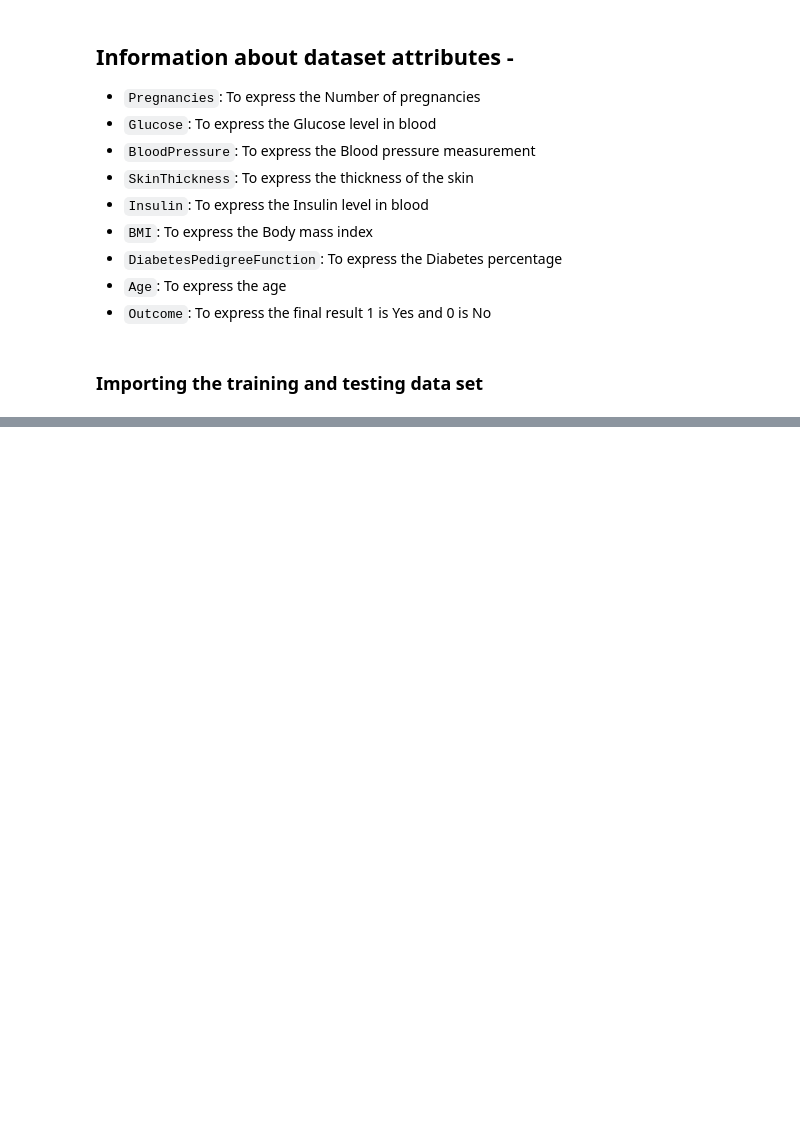
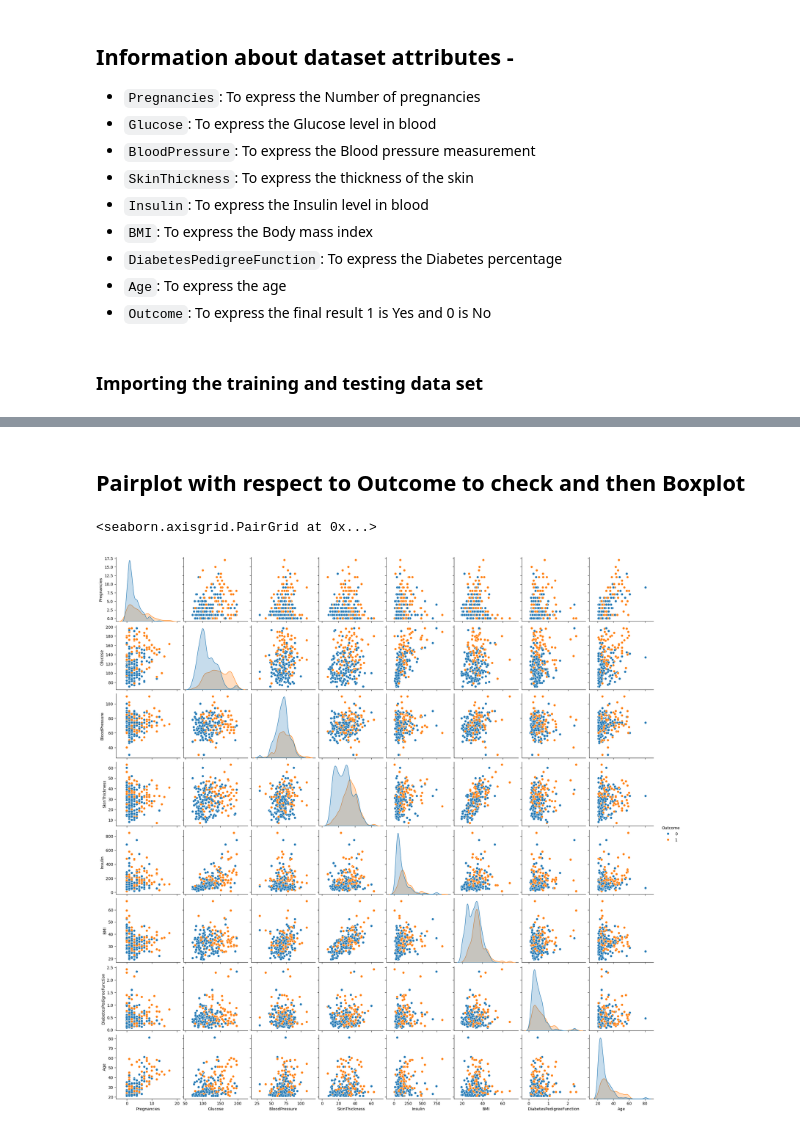
Before and after one commit to pro402/Diabetes_ML, a Jupyter notebook: Notebooks/Notebook1.ipynb, the cells around one changed output, grey strips where cells are left out. Saved outputs shown, nothing was run; the diff lists cells and outputs as text; code cells hidden in the pictures; blank space fills up the shorter version.

```diff
--- a/Notebooks/Notebook1.ipynb
+++ b/Notebooks/Notebook1.ipynb
@@ -34,0 +105,5 @@ FileNotFoundError: [Errno 2] No such file or directory: 'DataSets/Training.csv'
+# %%
+columns = ['Glucose', 'BloodPressure', 'SkinThickness', 'Insulin', 'BMI']
+
+for column in columns:
+    train = train[train[column] != 0]
@@ -34,0 +122,5 @@ FileNotFoundError: [Errno 2] No such file or directory: 'DataSets/Training.csv'
+# %%
+t = train.sample(n=1000,replace=True,random_state=1)
+train = pd.concat([train,t],ignore_index=True)
+train.reset_index(drop=True,inplace=True)
+train
@@ -34,0 +209,10 @@ FileNotFoundError: [Errno 2] No such file or directory: 'DataSets/Training.csv'
+# %% [markdown]
+## Pairplot with respect to Outcome to check and then Boxplot
+# %%
+import seaborn as sns
+
+# Assuming 'train' is your DataFrame
+sns.pairplot(train, hue='Outcome')
+# %% [output]
+<seaborn.axisgrid.PairGrid at 0x...>
+[figure, added]
```
Also changed, not shown: parts of 22 cells of this notebook.
